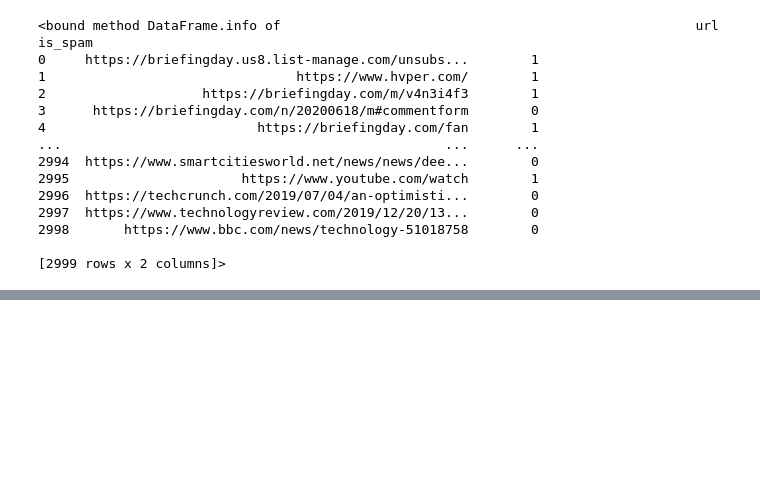
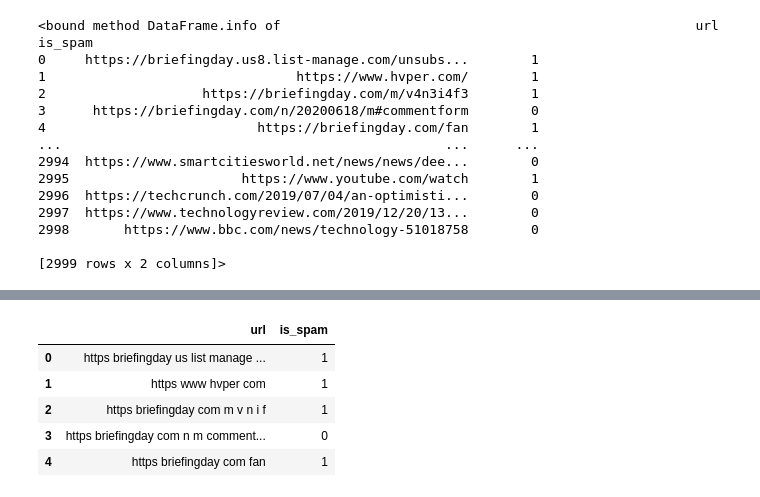
Before and after one commit to mronqui/NLPProjectSPAM, a Jupyter notebook: src/explore.ipynb, the cells around one changed output, grey strips where cells are left out. Saved outputs shown, nothing was run; the diff lists cells and outputs as text; code cells hidden in the pictures; blank space fills up the shorter version.

```diff
--- a/src/explore.ipynb
+++ b/src/explore.ipynb
@@ -122,0 +156,6 @@ Name: url, dtype: object
+# %%
+# Eliminar los duplicados
+
+df_raw = df_raw.drop_duplicates()
+df_raw = df_raw.reset_index(inplace = False)[['url','is_spam']]
+df_raw.shape
@@ -128,2 +168,0 @@ df_raw['url'] = df_raw['url'].str.lower()
-# %%
-df_raw['url'] = df_raw['url'].str.replace(r'https', '', regex=True)
@@ -159,0 +185,33 @@ X_train, X_test, y_train, y_test = train_test_split(df[features], df[target], te
+# %%
+df_aux = df_raw.copy()
+# %%
+
+# Proceso de limpieza de datos
+
+limpieza = []
+
+for p in range(len(df_aux.url)):
+    desc = df_aux['url'][p]
+
+    #savar la puntuacion
+    desc = re.sub('[^a-zA-Z]', ' ', desc)
+
+    #borrar etiquetas especiales
+    desc=re.sub("&lt;/?.*?&gt;"," &lt;&gt; ",desc)
+
+    #borrar digitos y caracteres especiales
+    desc=re.sub("(\\d|\\W)+"," ",desc)
+
+    limpieza.append(desc)
+
+#assign the cleaned descriptions to the data frame
+df_aux['url'] = limpieza
+
+df_aux.head()
+# %% [output]
+|  | url | is_spam |
+| 0 | https briefingday us list manage ... | 1 |
+| 1 | https www hvper com | 1 |
+| 2 | https briefingday com m v n i f | 1 |
+| 3 | https briefingday com n m comment... | 0 |
+| 4 | https briefingday com fan | 1 |
```
Also changed, not shown: parts of 37 cells of this notebook.
